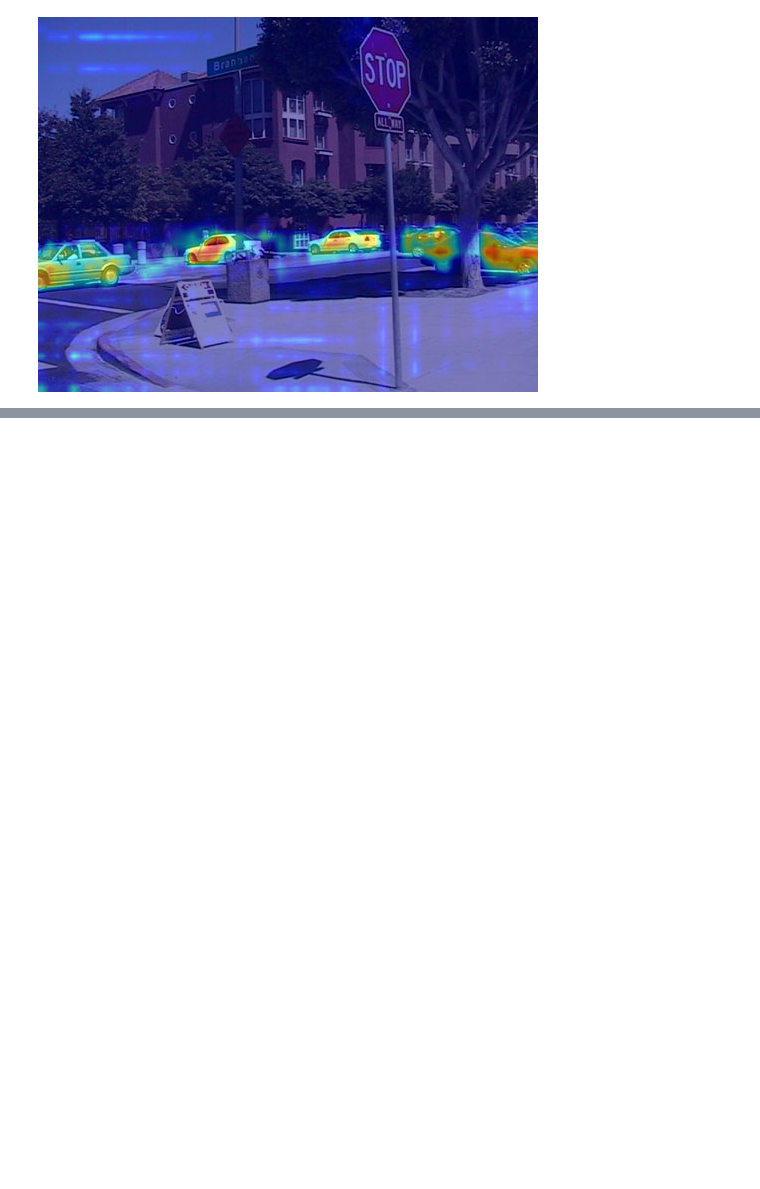
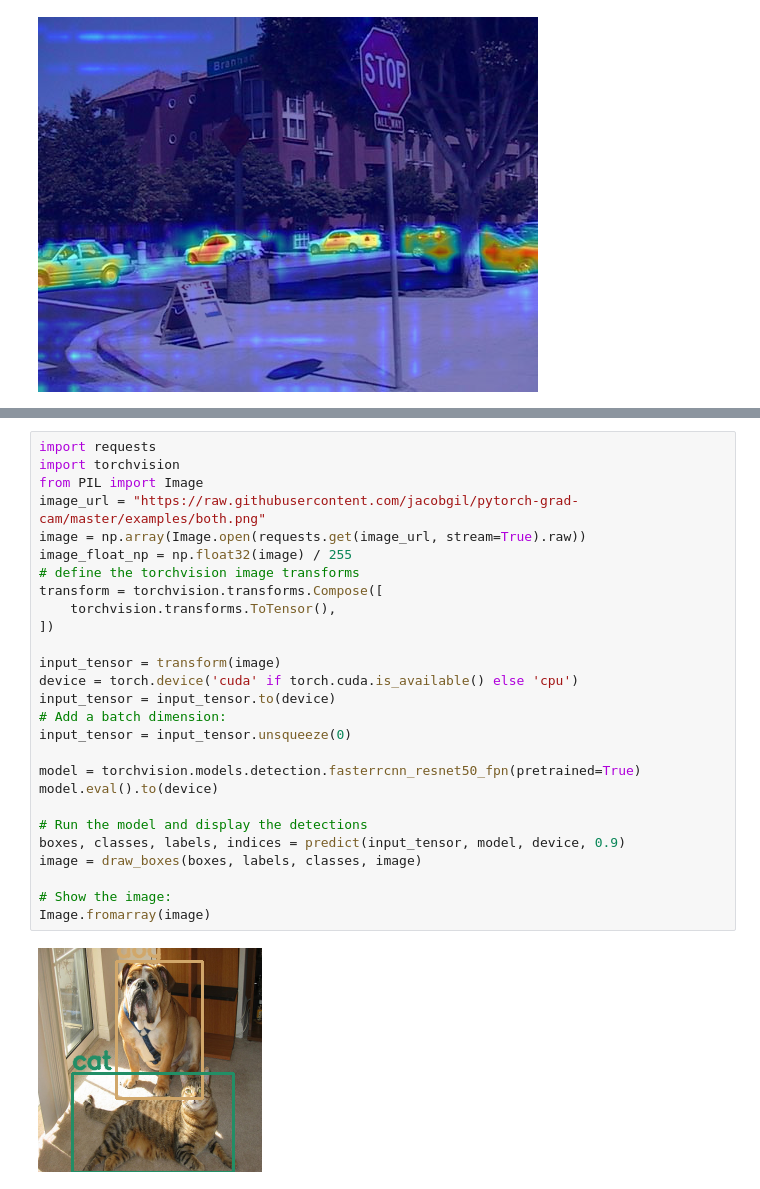
Before and after one commit to Eeaeau/TDT4265_StarterCode, a Jupyter notebook: Project/SSD/torch_grad_cam.ipynb, the cells around one changed output, grey strips where cells are left out. Drawn from its saved outputs; the diff is of its cells as text; blank space fills up the shorter version.

```diff
--- a/Project/SSD/torch_grad_cam.ipynb
+++ b/Project/SSD/torch_grad_cam.ipynb
@@ -146,0 +211,29 @@ Image.fromarray(cam_image)
+# %%
+import requests
+import torchvision
+from PIL import Image
+image_url = "https://raw.githubusercontent.com/jacobgil/pytorch-grad-cam/master/examples/both.png"
+image = np.array(Image.open(requests.get(image_url, stream=True).raw))
+image_float_np = np.float32(image) / 255
+# define the torchvision image transforms
+transform = torchvision.transforms.Compose([
+    torchvision.transforms.ToTensor(),
+])
+
+input_tensor = transform(image)
+device = torch.device('cuda' if torch.cuda.is_available() else 'cpu')
+input_tensor = input_tensor.to(device)
+# Add a batch dimension:
+input_tensor = input_tensor.unsqueeze(0)
+
+model = torchvision.models.detection.fasterrcnn_resnet50_fpn(pretrained=True)
+model.eval().to(device)
+
+# Run the model and display the detections
+boxes, classes, labels, indices = predict(input_tensor, model, device, 0.9)
+image = draw_boxes(boxes, labels, classes, image)
+
+# Show the image:
+Image.fromarray(image)
+# %% [output]
+[figure, added]
```
Also changed, not shown: parts of 7 cells of this notebook, 1 other file.
